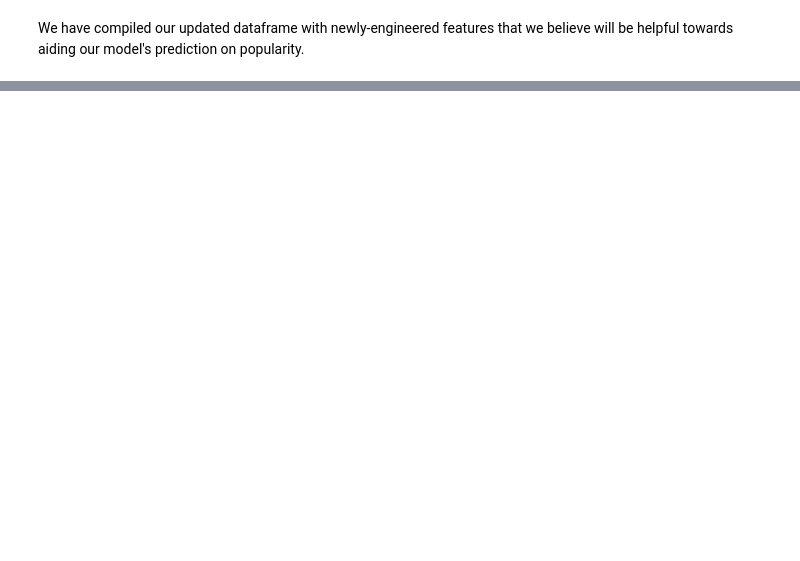
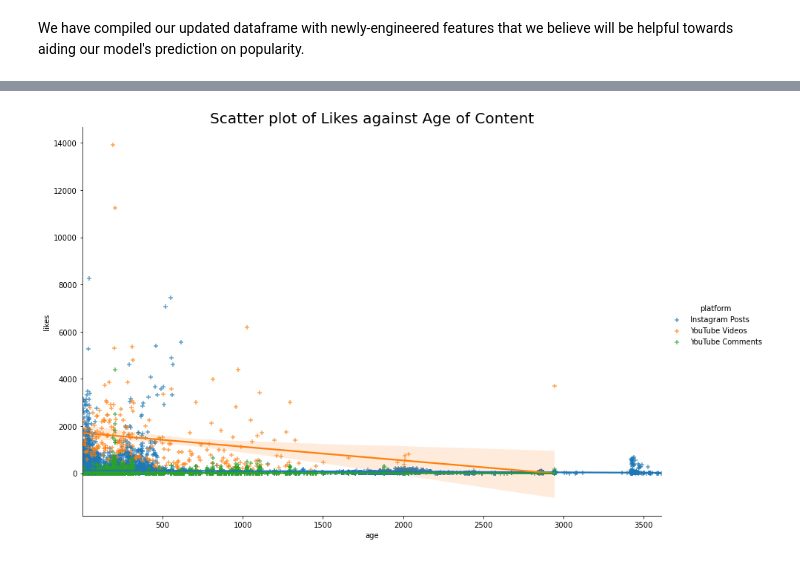
Before and after one commit to yewtong/project_capstone, a Jupyter notebook: code/3.0_DT_EDA.ipynb, the cells around one changed output, grey strips where cells are left out. Saved outputs shown, nothing was run; the diff lists cells and outputs as text; code cells hidden in the pictures; blank space fills up the shorter version.

```diff
--- a/code/3.0_DT_EDA.ipynb
+++ b/code/3.0_DT_EDA.ipynb
@@ -1860,0 +1908,8 @@ We have compiled our updated dataframe with newly-engineered features that we be
+# %%
+sns.lmplot(data=df_merged_pop_extra, x="age", y="likes", hue="platform",
+           scatter_kws={"alpha": 0.7}, markers="+", height=8, aspect=1.5)
+plt.title("Scatter plot of Likes against Age of Content", size=20)
+plt.savefig("../assets/scatter_pop_extra_age.png", transparent=True, bbox_inches='tight')
+plt.show()
+# %% [output]
+[figure, added]
```
Also changed, not shown: parts of 22 cells of this notebook, 13 other files.
